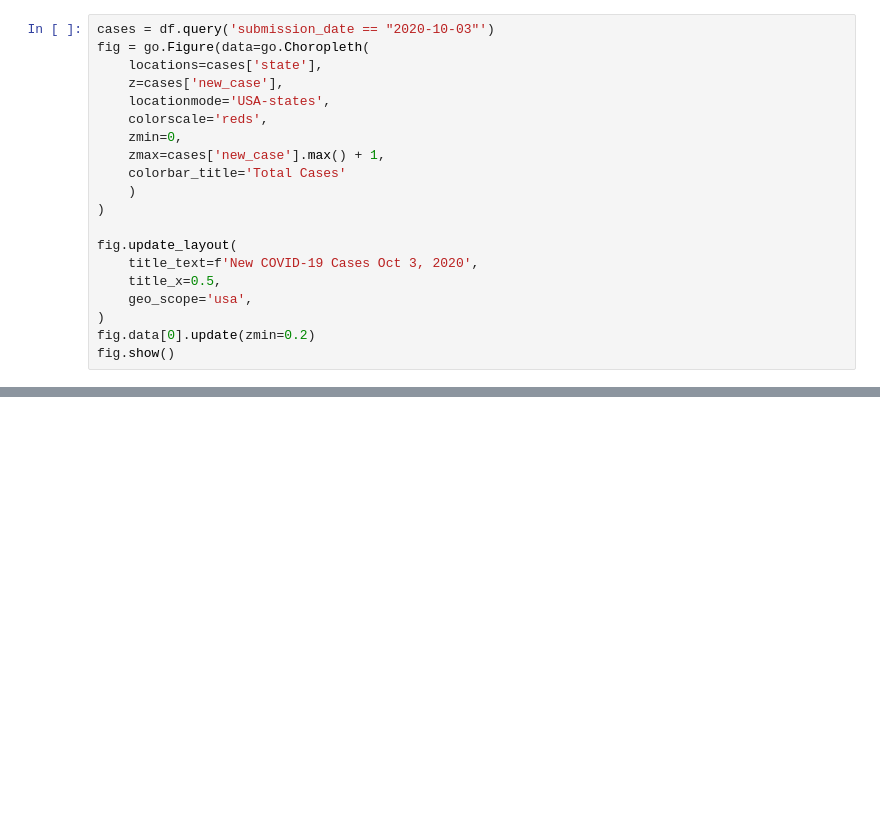
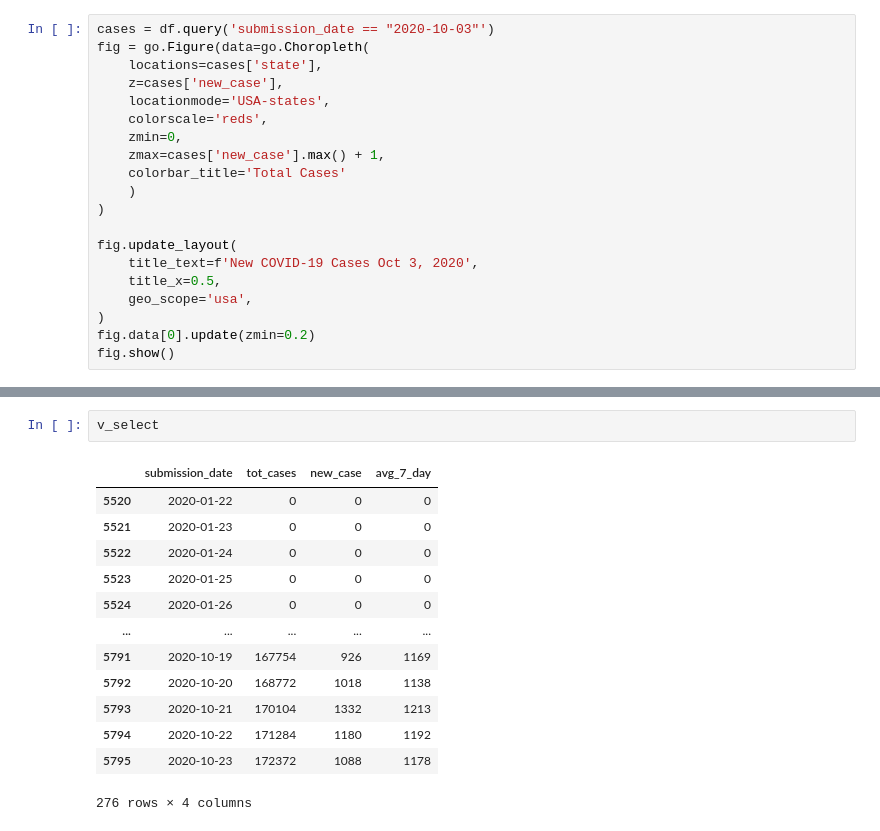
Before and after one commit to dcribb19/covid, a Jupyter notebook: covid_nb.ipynb, the cells around one changed output, grey strips where cells are left out. Drawn from its saved outputs; the diff is of its cells as text; blank space fills up the shorter version.

```diff
--- a/covid_nb.ipynb
+++ b/covid_nb.ipynb
@@ -350,0 +419,16 @@ df.query('submission_date == "2020-01-31"').sort_values('new_case', ascending=Fa
+# %%
+v_select
+# %% [output]
+|  | submission_date | tot_cases | new_case | avg_7_day |
+| 5520 | 2020-01-22 | 0 | 0 | 0 |
+| 5521 | 2020-01-23 | 0 | 0 | 0 |
+| 5522 | 2020-01-24 | 0 | 0 | 0 |
+| 5523 | 2020-01-25 | 0 | 0 | 0 |
+| 5524 | 2020-01-26 | 0 | 0 | 0 |
+| ... | ... | ... | ... | ... |
+| 5791 | 2020-10-19 | 167754 | 926 | 1169 |
+| 5792 | 2020-10-20 | 168772 | 1018 | 1138 |
+| 5793 | 2020-10-21 | 170104 | 1332 | 1213 |
+| 5794 | 2020-10-22 | 171284 | 1180 | 1192 |
+| 5795 | 2020-10-23 | 172372 | 1088 | 1178 |
+276 rows × 4 columns
```
Also changed, not shown: parts of 38 cells of this notebook, 11 other files.
